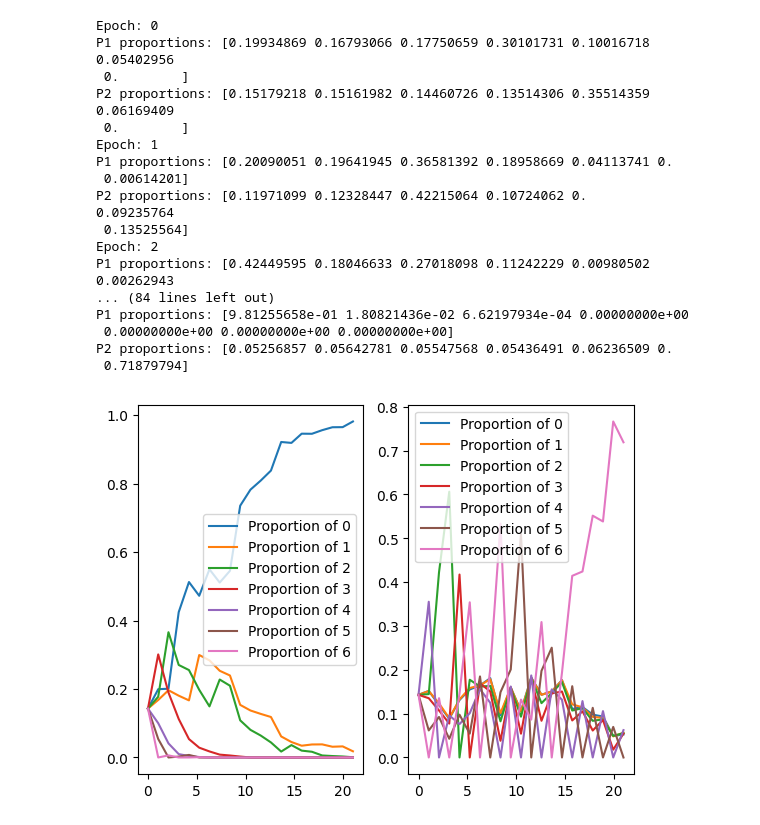
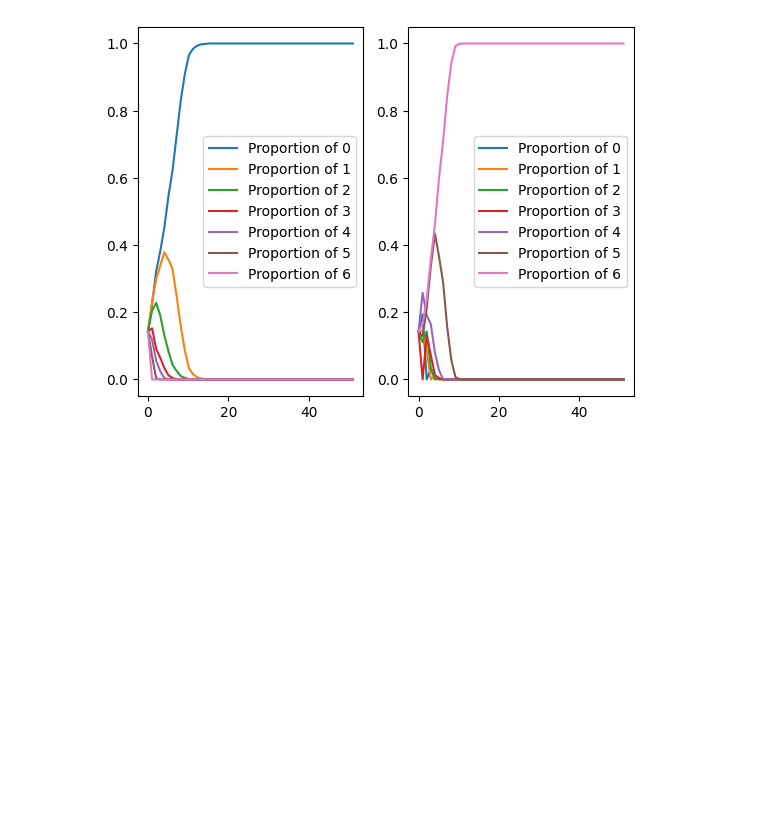
Before and after one commit to LadyWintergreen/multi-agent-systems, a Jupyter notebook: replicator_dynamics.ipynb, the cells around one changed output. Drawn from its saved outputs; the diff is of its cells as text; code cells hidden in the pictures; blank space fills up the shorter version.

Commit message:
updated replicator to vectorised for speedup

```diff
--- a/replicator_dynamics.ipynb
+++ b/replicator_dynamics.ipynb
@@ -108,23 +3,0 @@ class Replicator():
-# %%
-kate = Replicator(epochs=20)
-kate.run()
-kate.visualise()
-# %% [output]
-Epoch: 0
-P1 proportions: [0.19934869 0.16793066 0.17750659 0.30101731 0.10016718 0.05402956
- 0.        ]
-P2 proportions: [0.15179218 0.15161982 0.14460726 0.13514306 0.35514359 0.06169409
- 0.        ]
-Epoch: 1
-P1 proportions: [0.20090051 0.19641945 0.36581392 0.18958669 0.04113741 0.
- 0.00614201]
-P2 proportions: [0.11971099 0.12328447 0.42215064 0.10724062 0.         0.09235764
- 0.13525564]
-Epoch: 2
-P1 proportions: [0.42449595 0.18046633 0.27018098 0.11242229 0.00980502 0.00262943
-... (84 lines left out)
-P1 proportions: [9.81255658e-01 1.80821436e-02 6.62197934e-04 0.00000000e+00
- 0.00000000e+00 0.00000000e+00 0.00000000e+00]
-P2 proportions: [0.05256857 0.05642781 0.05547568 0.05436491 0.06236509 0.
- 0.71879794]
-[figure, removed]
@@ -130,0 +10,12 @@ P2 proportions: [0.05256857 0.05642781 0.05547568 0.05436491 0.06236509 0.
+# %%
+def minigame(moves):
+    global p1_payoffs
+    global p2_payoffs
+    p1_move, p2_move = moves
+    p2_costs = {0:2.3, 1:1.3, 2:0.77, 3:0.6, 4:0.77, 5:1.3, 6:2.3}
+    if p1_move + p2_move == 6:
+        p1_payoffs[p1_move] += (collect_payoff + handover_payoff - (2.3 + p1_move)**2)
+        p2_payoffs[p2_move] += (handover_payoff + delivery_payoff - (p2_costs[p1_move] + p1_move)**2)
+    else:
+        p1_payoffs[p1_move] += (collect_payoff - (2.3 + p1_move)**2)
+        p2_payoffs[p2_move] += (-(p2_costs[p1_move] + p1_move)**2)
@@ -130,0 +41,33 @@ P2 proportions: [0.05256857 0.05642781 0.05547568 0.05436491 0.06236509 0.
+# %%
+def run():
+    global p1_agents
+    global p2_agents
+    global p1_payoffs
+    global p2_payoffs
+    p1_history = {0:[1/7], 1:[1/7], 2:[1/7], 3:[1/7], 4:[1/7], 5:[1/7], 6:[1/7]}
+    p2_history = {0:[1/7], 1:[1/7], 2:[1/7], 3:[1/7], 4:[1/7], 5:[1/7], 6:[1/7]}
+    p1_agents = np.array([np.random.randint(0, 7) for i in range(pop_size)])
+    p2_agents = np.array([np.random.randint(0, 7) for i in range(pop_size)]) #set up initial population
+    for epoch in range(epochs):
+        p1_payoffs = np.zeros(7) #zero payoffs before each round
+        p2_payoffs = np.zeros(7)
+        p1_props, p2_props = round()
+        for i in range(7):
+            p1_history[i].append(p1_props[i]) #append proportions to log
+            p2_history[i].append(p2_props[i])
+    visualise(p1_history, p2_history)
+
+def visualise(p1_history, p2_history):
+        fig, ax = plt.subplots(1,2)
+        x = np.linspace(0,epochs+1, epochs+1)
+        for i in range(7):
+            ln = ax[0].plot(x, p1_history[i], label=f"Proportion of {i}")
+        for i in range(7):
+            ln2 = ax[1].plot(x, p2_history[i], label=f"Proportion of {i}")
+        ax[0].legend()
+        ax[1].legend()
+        plt.show()
+# %%
+run()
+# %% [output]
+[figure, added]
```
Also changed, not shown: parts of 6 cells of this notebook, 1 other file.
